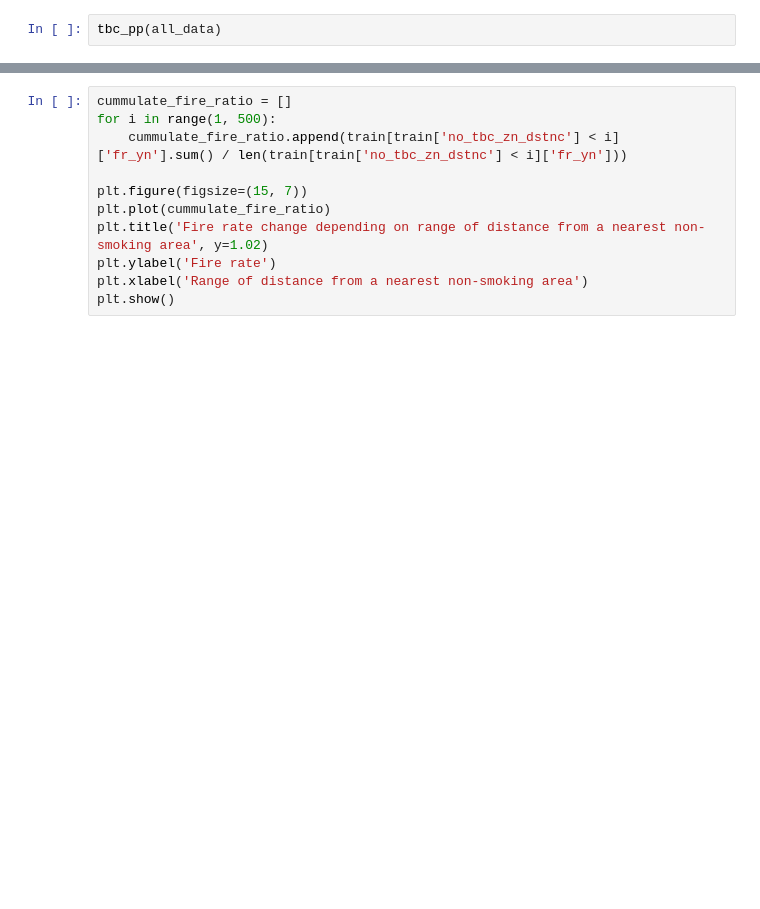
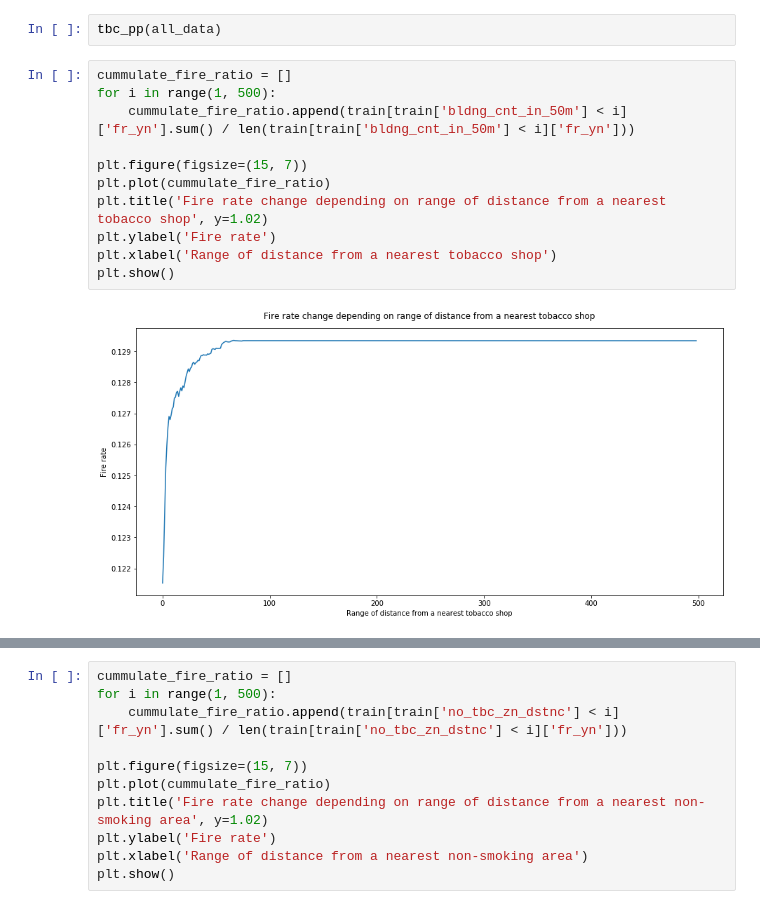
Before and after one commit to cjsgk106/fire-prediction-analysis, a Jupyter notebook: work/preprocessing.ipynb, the cells around one changed output, grey strips where cells are left out. Cells and saved outputs as stored; diff of their text form; blank space fills up the shorter version.

```diff
--- a/work/preprocessing.ipynb
+++ b/work/preprocessing.ipynb
@@ -181,3 +183,16 @@ train[['tbc_rtl_str_dstnc2', 'fr_yn']].groupby(['tbc_rtl_str_dstnc2'], as_index=
 | 3 | (4958.0, 23228.0] | 0.098148 |
 # %%
 tbc_pp(all_data)
+# %%
+cummulate_fire_ratio = []
+for i in range(1, 500):
+    cummulate_fire_ratio.append(train[train['bldng_cnt_in_50m'] < i]['fr_yn'].sum() / len(train[train['bldng_cnt_in_50m'] < i]['fr_yn']))
+
+plt.figure(figsize=(15, 7))
+plt.plot(cummulate_fire_ratio)
+plt.title('Fire rate change depending on range of distance from a nearest tobacco shop', y=1.02)
+plt.ylabel('Fire rate')
+plt.xlabel('Range of distance from a nearest tobacco shop')
+plt.show()
+# %% [output]
+[figure, added]
```
Also changed, not shown: parts of 8 cells of this notebook, 2 other files.
